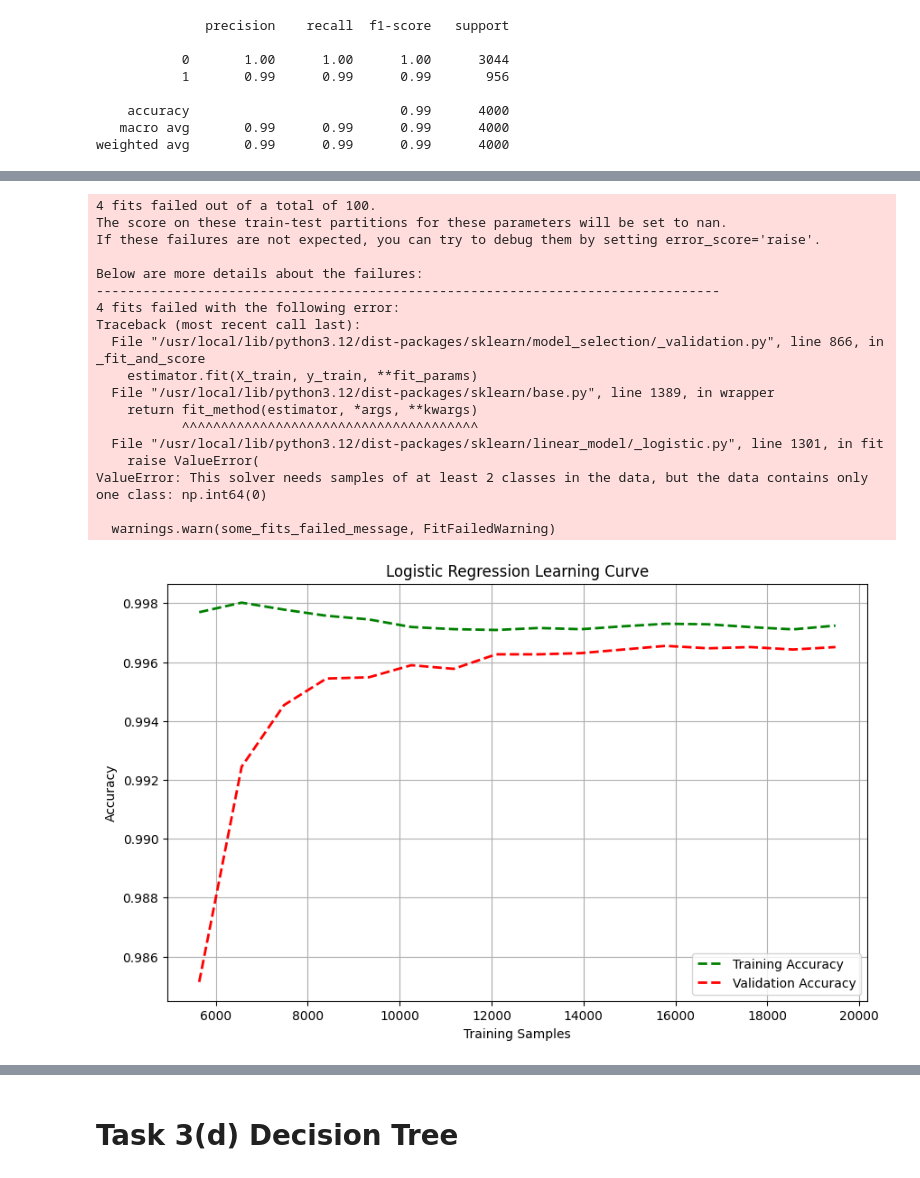
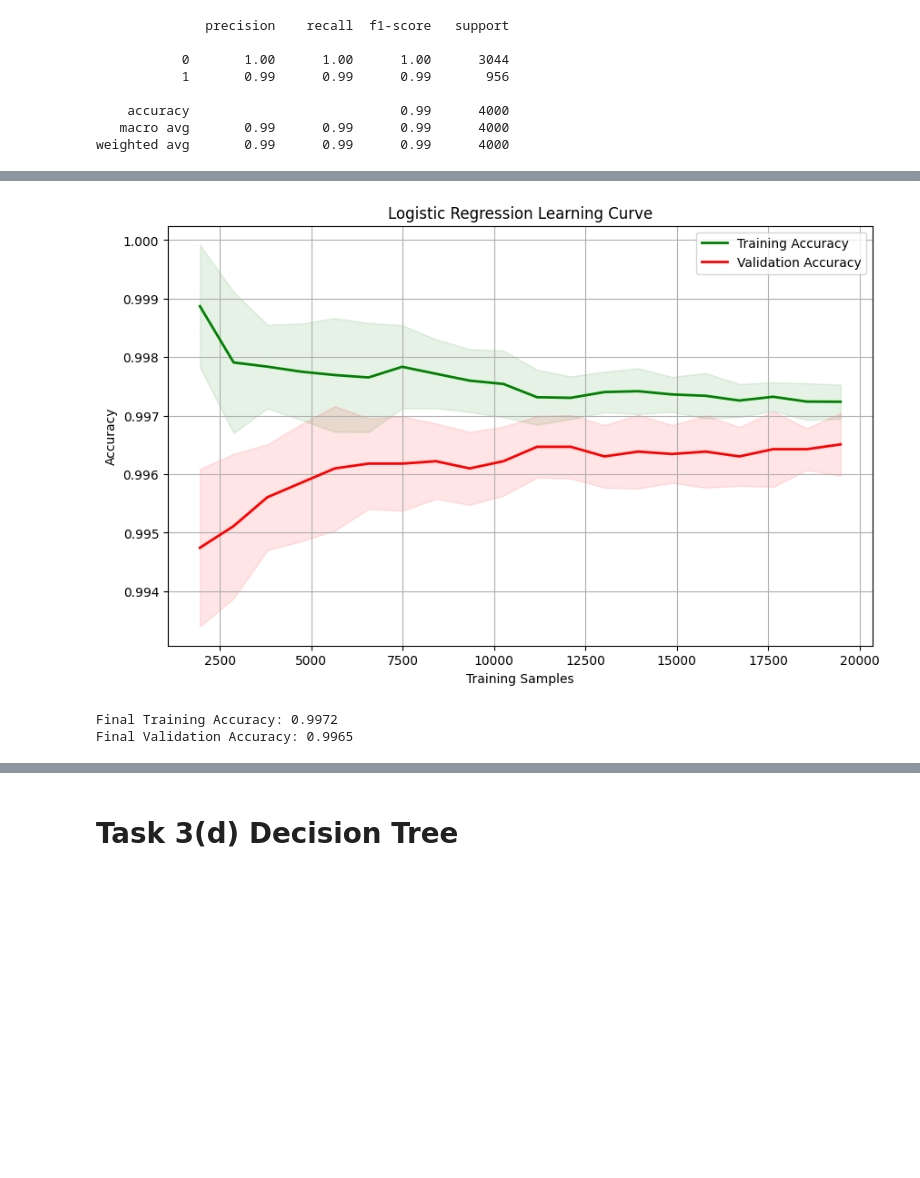
Before and after one commit to YK-Thisura/Loan-Approval-Project-CMP-7005, a Jupyter notebook: Loan_Approval_Project.ipynb, the cells around one changed output, grey strips where cells are left out. Drawn from its saved outputs; the diff is of its cells as text; code cells hidden in the pictures; blank space fills up the shorter version.

```diff
--- a/Loan_Approval_Project.ipynb
+++ b/Loan_Approval_Project.ipynb
@@ -878,6 +891,10 @@ plt.show()
 # ==================================================
 # Logistic Regression Learning Curve
 # ==================================================
+
+import numpy as np
+import matplotlib.pyplot as plt
+from sklearn.model_selection import learning_curve
 
 train_sizes, train_scores, test_scores = learning_curve(
     estimator=log_model,
@@ -885,68 +902,66 @@ train_sizes, train_scores, test_scores = learning_curve(
     y=y_train_smote,
     cv=5,
     scoring='accuracy',
-    train_sizes=np.linspace(0.1,1.0,20),
-    n_jobs=-1
+    train_sizes=np.linspace(0.1, 1.0, 20),
+    n_jobs=-1,
+    shuffle=True,
+    random_state=42
 )
 
 train_mean = train_scores.mean(axis=1)
 test_mean = test_scores.mean(axis=1)
+
+train_std = train_scores.std(axis=1)
+test_std = test_scores.std(axis=1)
 
 plt.figure(figsize=(10,6))
 
 plt.plot(
     train_sizes,
     train_mean,
-    'g--',
+    color='green',
     linewidth=2,
     label='Training Accuracy'
 )
 
 plt.plot(
     train_sizes,
     test_mean,
-    'r--',
+    color='red',
     linewidth=2,
     label='Validation Accuracy'
 )
 
-plt.title(
-    'Logistic Regression Learning Curve'
+plt.fill_between(
+    train_sizes,
+    train_mean - train_std,
+    train_mean + train_std,
+    alpha=0.1,
+    color='green'
 )
 
-plt.xlabel(
-    'Training Samples'
+plt.fill_between(
+    train_sizes,
+    test_mean - test_std,
+    test_mean + test_std,
+    alpha=0.1,
+    color='red'
 )
 
-plt.ylabel(
-    'Accuracy'
-)
-
+plt.xlabel('Training Samples')
+plt.ylabel('Accuracy')
+plt.title('Logistic Regression Learning Curve')
 plt.legend()
-
 plt.grid(True)
 
 plt.show()
+
+print(f"Final Training Accuracy: {train_mean[-1]:.4f}")
+print(f"Final Validation Accuracy: {test_mean[-1]:.4f}")
 # %% [output]
+[figure, new version]
-4 fits failed out of a total of 100.
-The score on these train-test partitions for these parameters will be set to nan.
-If these failures are not expected, you can try to debug them by setting error_score='raise'.
-
-Below are more details about the failures:
---------------------------------------------------------------------------------
-4 fits failed with the following error:
-Traceback (most recent call last):
-  File "/usr/local/lib/python3.12/dist-packages/sklearn/model_selection/_validation.py", line 866, in _fit_and_score
-    estimator.fit(X_train, y_train, **fit_params)
-  File "/usr/local/lib/python3.12/dist-packages/sklearn/base.py", line 1389, in wrapper
-    return fit_method(estimator, *args, **kwargs)
-           ^^^^^^^^^^^^^^^^^^^^^^^^^^^^^^^^^^^^^^
-  File "/usr/local/lib/python3.12/dist-packages/sklearn/linear_model/_logistic.py", line 1301, in fit
-    raise ValueError(
-ValueError: This solver needs samples of at least 2 classes in the data, but the data contains only one class: np.int64(0)
-
-  warnings.warn(some_fits_failed_message, FitFailedWarning)
+Final Training Accuracy: 0.9972
+Final Validation Accuracy: 0.9965
-[figure, old version]
 # %%
 # ==================================================
 # Logistic Regression Confusion Matrix
```
Also changed, not shown: parts of 5 cells of this notebook, 1 other file.
